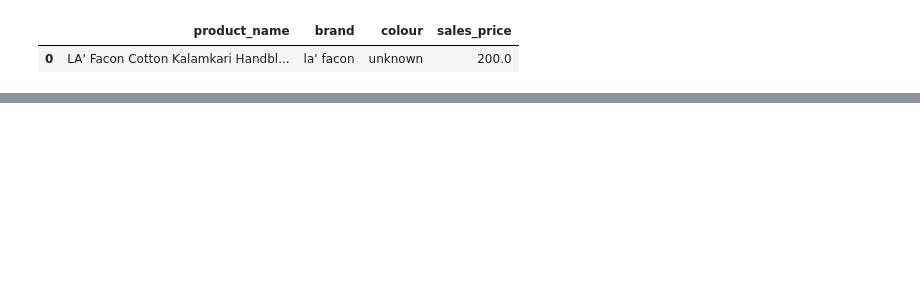
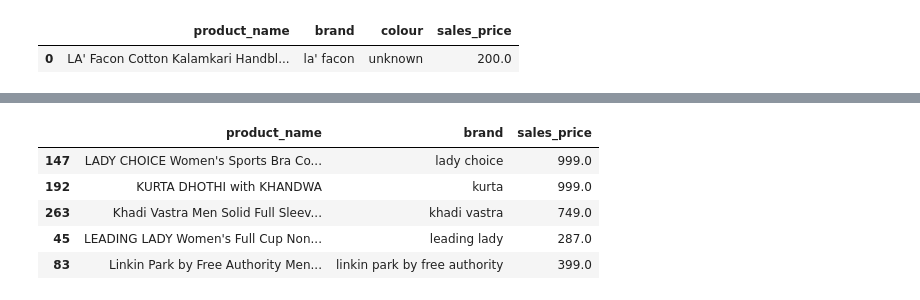
Before and after one commit to Ajax07/sap-ml-product-similarity, a Jupyter notebook: notebooks/eda.ipynb, the cells around one changed output, grey strips where cells are left out. Saved outputs shown, nothing was run; the diff lists cells and outputs as text; code cells hidden in the pictures; blank space fills up the shorter version.

Commit message:
feat: add multimodal similarity prototype with image embeddings

```diff
--- a/notebooks/eda.ipynb
+++ b/notebooks/eda.ipynb
@@ -459,0 +624,33 @@ engine = SimilarityEngine(
+# %%
+subset_text_embeddings = (
+    text_embeddings[
+        :subset_size
+    ]
+)
+
+subset_structured_features = (
+    structured_features[
+        :subset_size
+    ]
+)
+
+TEXT_WEIGHT = 0.50
+STRUCTURED_WEIGHT = 0.20
+IMAGE_WEIGHT = 0.30
+
+multimodal_embeddings = (
+    np.hstack([
+        subset_text_embeddings
+        * TEXT_WEIGHT,
+
+        subset_structured_features
+        * STRUCTURED_WEIGHT,
+
+        image_matrix
+        * IMAGE_WEIGHT
+    ])
+)
+
+print(
+    multimodal_embeddings.shape
+)
@@ -459,0 +702,15 @@ engine = SimilarityEngine(
+# %%
+subset_df.iloc[
+    top_indices
+][[
+    "product_name",
+    "brand",
+    "sales_price"
+]]
+# %% [output]
+|  | product_name | brand | sales_price |
+| 147 | LADY CHOICE Women's Sports Bra Co... | lady choice | 999.0 |
+| 192 | KURTA DHOTHI with KHANDWA | kurta | 999.0 |
+| 263 | Khadi Vastra Men Solid Full Sleev... | khadi vastra | 749.0 |
+| 45 | LEADING LADY Women's Full Cup Non... | leading lady | 287.0 |
+| 83 | Linkin Park by Free Authority Men... | linkin park by free authority | 399.0 |
```
Also changed, not shown: parts of 19 cells of this notebook, 1 other file.
